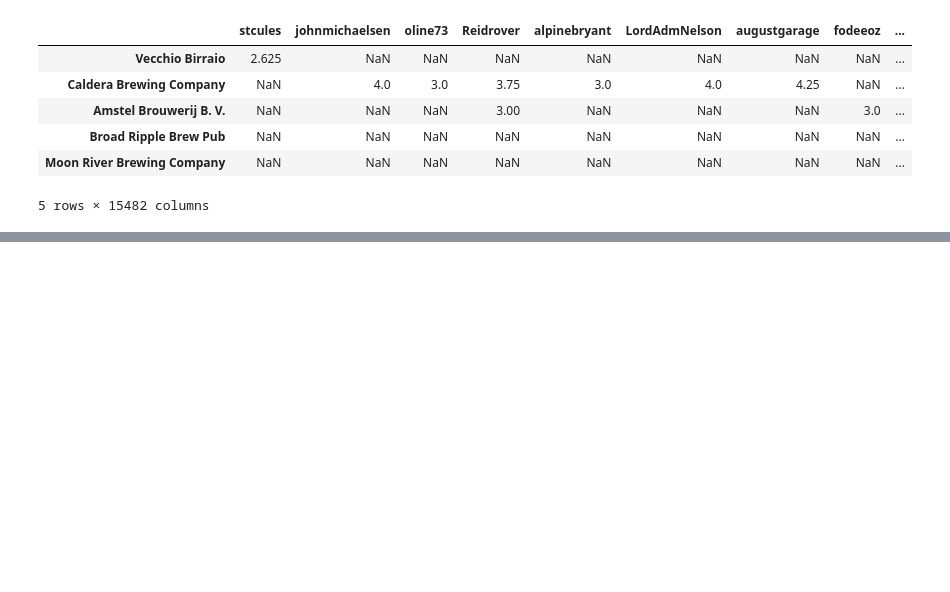
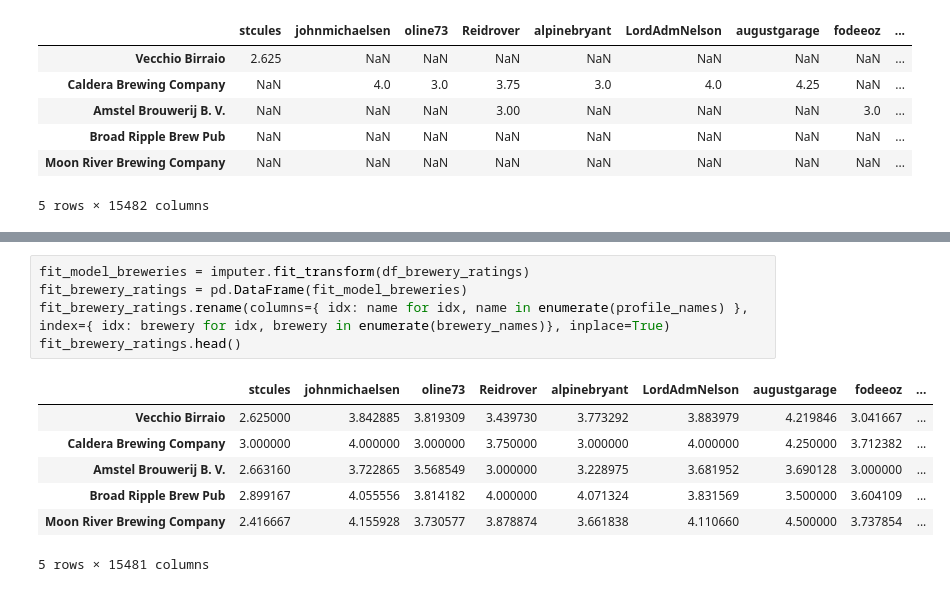
Before and after one commit to wfulton98/Final-Project, a Jupyter notebook: Beer Recommender System.ipynb, the cells around one changed output, grey strips where cells are left out. Saved outputs shown, nothing was run; the diff lists cells and outputs as text; blank space fills up the shorter version.

```diff
--- a/Beer Recommender System.ipynb
+++ b/Beer Recommender System.ipynb
@@ -362,0 +383,13 @@ df_brewery_ratings.head()
+# %%
+fit_model_breweries = imputer.fit_transform(df_brewery_ratings)
+fit_brewery_ratings = pd.DataFrame(fit_model_breweries)
+fit_brewery_ratings.rename(columns={ idx: name for idx, name in enumerate(profile_names) }, index={ idx: brewery for idx, brewery in enumerate(brewery_names)}, inplace=True)
+fit_brewery_ratings.head()
+# %% [output]
+|  | stcules | johnmichaelsen | oline73 | Reidrover | alpinebryant | LordAdmNelson | augustgarage | fodeeoz | ... |
+| Vecchio Birraio | 2.625000 | 3.842885 | 3.819309 | 3.439730 | 3.773292 | 3.883979 | 4.219846 | 3.041667 | ... |
+| Caldera Brewing Company | 3.000000 | 4.000000 | 3.000000 | 3.750000 | 3.000000 | 4.000000 | 4.250000 | 3.712382 | ... |
+| Amstel Brouwerij B. V. | 2.663160 | 3.722865 | 3.568549 | 3.000000 | 3.228975 | 3.681952 | 3.690128 | 3.000000 | ... |
+| Broad Ripple Brew Pub | 2.899167 | 4.055556 | 3.814182 | 4.000000 | 4.071324 | 3.831569 | 3.500000 | 3.604109 | ... |
+| Moon River Brewing Company | 2.416667 | 4.155928 | 3.730577 | 3.878874 | 3.661838 | 4.110660 | 4.500000 | 3.737854 | ... |
+5 rows × 15481 columns
```
Also changed, not shown: parts of 8 cells of this notebook, 1 other file.
